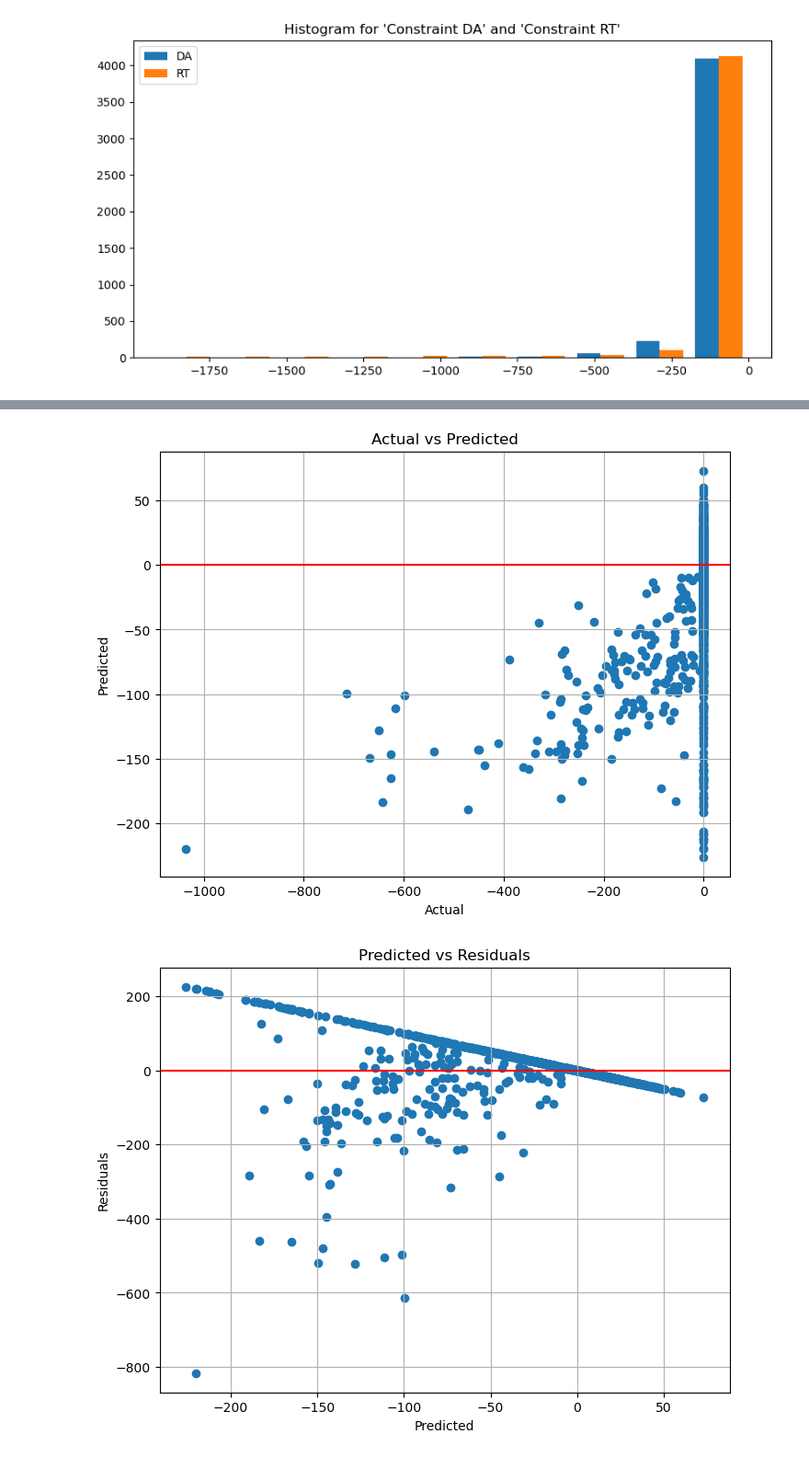
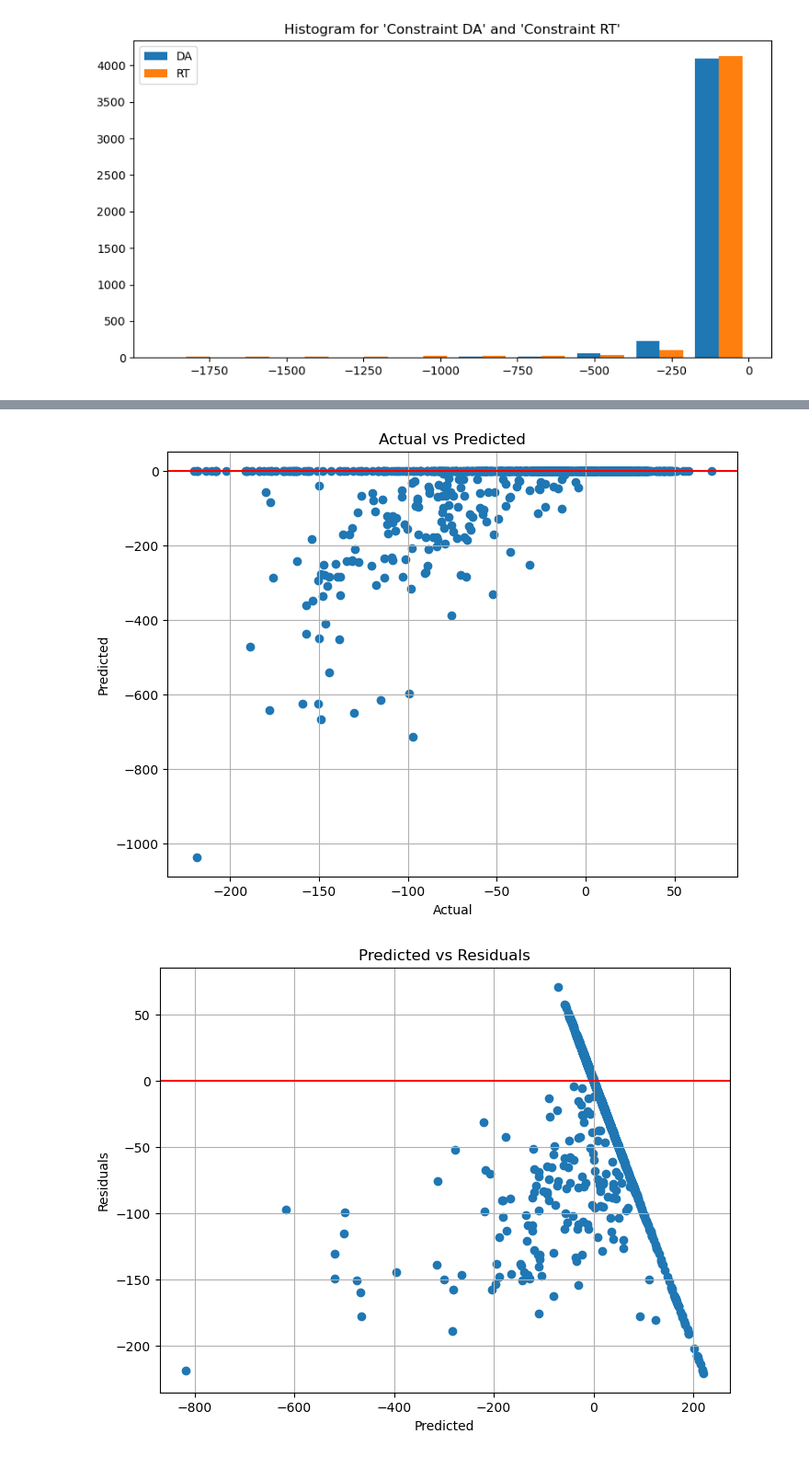
Before and after one commit to Nim-ah/Day-Ahead-Real-Time-Constraint-Investigation, a Jupyter notebook: DA_RT_V1.ipynb, the cells around one changed output, grey strips where cells are left out. Shown at 92% size. Cells and saved outputs as stored; diff of their text form; code cells hidden in the pictures.

```diff
--- a/DA_RT_V1.ipynb
+++ b/DA_RT_V1.ipynb
@@ -177,0 +282,3 @@ plt.show()
+# %%
+df['forecast']=model_fit.predict(start=2000,end=5000,dynamic=True)
+df[['Constraint DA','forecast']].plot(figsize=(12,8))
@@ -177,0 +288,6 @@ plt.show()
+# %%
+model=sm.tsa.statespace.SARIMAX(df['Constraint DA'],order=(1, 1, 1),seasonal_order=(1,1,1, 12))
+results=model.fit()
+# %%
+df['forecast']=results.predict(start=2000,end=4500,dynamic=True)
+df[['Constraint DA','forecast']].plot(figsize=(12,8))
@@ -178,15 +299,18 @@ plt.show()
 # %%
-# Feature Engineering
-df['hour'] = df['Date/Time'].dt.hour
-df['day_of_week'] = df['Date/Time'].dt.dayofweek
-# add other features...
 
 # Model Selection
 X = df[['Wind', 'Solar', 'AEP Load', 'ATSI Load', 'COMED Load',
-        'DOM Load', 'hour', 'day_of_week']]  # predictors
+        'DOM Load']]  # predictors
 y_DA = df['Constraint DA']  # target
 y_RT = df['Constraint RT']  # target
 
 # Split data
 X_train, X_test, y_train, y_test = train_test_split(
     X, y_DA, test_size=0.2, random_state=42)
+
+model = LinearRegression()
+model.fit(X_train, y_train)
+
+# Evaluate the model
+y_pred = model.predict(X_test)
+print("RMSE: ", np.sqrt(mean_squared_error(y_test, y_pred)))
@@ -225,24 +341,24 @@ RMSE:  90.82375535352382
 # %%
 # Plot actual vs predicted values
 plt.figure(figsize=(8, 6))
-plt.scatter(y_test, y_pred)
+plt.scatter(y_pred, y_test)
 plt.xlabel('Actual')
 plt.ylabel('Predicted')
 plt.axhline(y=0, color='r', linestyle='-')
 plt.title('Actual vs Predicted')
 plt.grid(True)
 plt.show()
 
 # Plot residuals
 residuals = y_test - y_pred
 plt.figure(figsize=(8, 6))
-plt.scatter(y_pred, residuals)
+plt.scatter(residuals, y_pred)
 plt.axhline(y=0, color='r', linestyle='-')
 plt.xlabel('Predicted')
 plt.ylabel('Residuals')
 plt.title('Predicted vs Residuals')
 plt.grid(True)
 plt.show()
 # %% [output]
-[figure, old version]
+[figure, new version]
-[figure, old version]
+[figure, new version]
```
Also changed, not shown: parts of 46 cells of this notebook.
